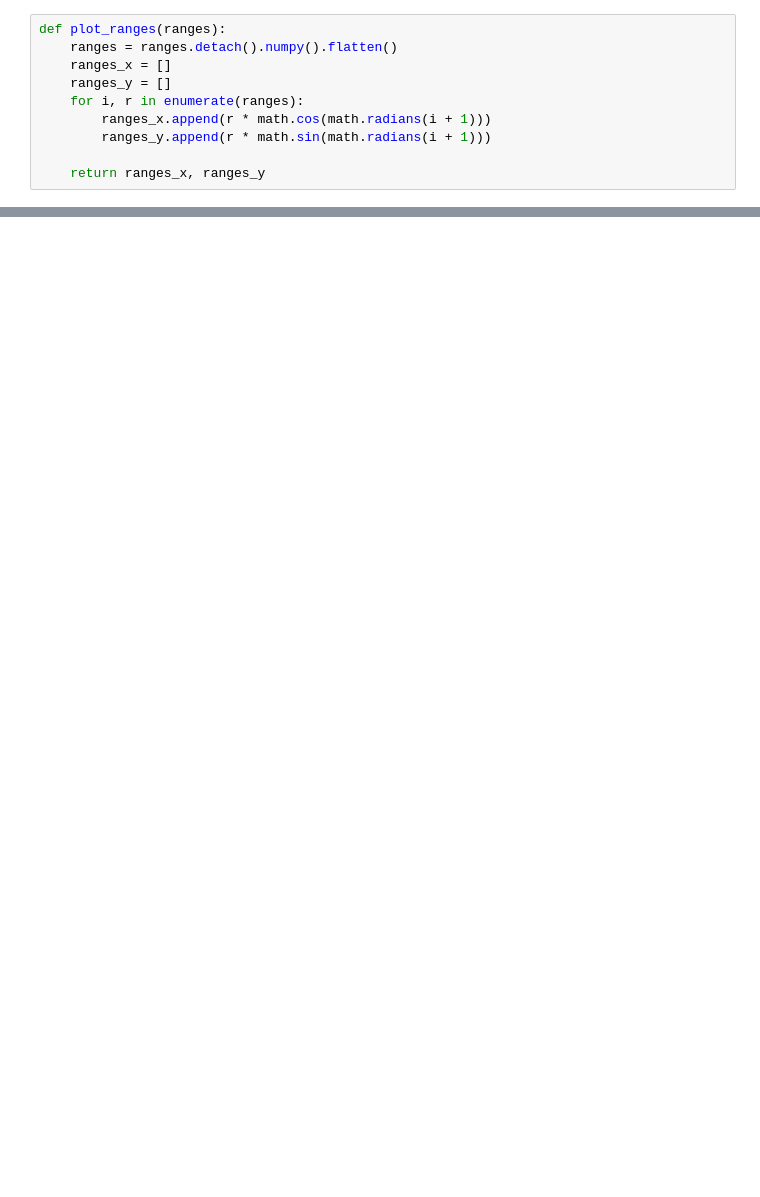
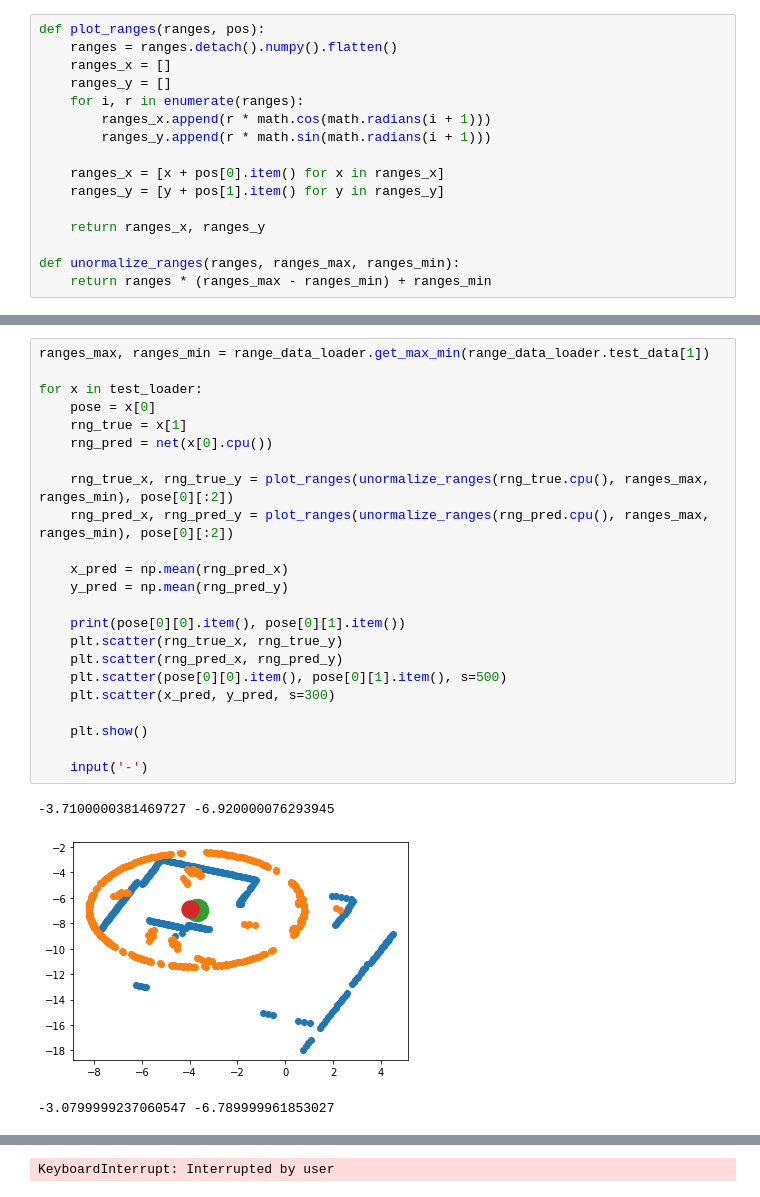
Before and after one commit to SimonWulp/ActiveInferenceRobotics, a Jupyter notebook: src/turtlebot3_gazebo/scripts/decoder_train.ipynb, the cells around one changed output, grey strips where cells are left out. Cells and saved outputs as stored; diff of their text form; blank space fills up the shorter version.

```diff
--- a/src/turtlebot3_gazebo/scripts/decoder_train.ipynb
+++ b/src/turtlebot3_gazebo/scripts/decoder_train.ipynb
@@ -24,7 +61,7 @@ net.load_state_dict(torch.load('trained_conv_nets/rng/warehouse1'))
 Device:  cuda
 <All keys matched successfully>
 # %%
-def plot_ranges(ranges):
+def plot_ranges(ranges, pos):
     ranges = ranges.detach().numpy().flatten()
     ranges_x = []
     ranges_y = []
@@ -32,4 +69,10 @@ def plot_ranges(ranges):
         ranges_x.append(r * math.cos(math.radians(i + 1)))
         ranges_y.append(r * math.sin(math.radians(i + 1)))
 
+    ranges_x = [x + pos[0].item() for x in ranges_x]
+    ranges_y = [y + pos[1].item() for y in ranges_y]
+
     return ranges_x, ranges_y
+
+def unormalize_ranges(ranges, ranges_max, ranges_min):
+    return ranges * (ranges_max - ranges_min) + ranges_min
@@ -91,0 +79,27 @@ Invalid limit will be ignored.
+# %%
+ranges_max, ranges_min = range_data_loader.get_max_min(range_data_loader.test_data[1])
+
+for x in test_loader:
+    pose = x[0]
+    rng_true = x[1]
+    rng_pred = net(x[0].cpu())
+
+    rng_true_x, rng_true_y = plot_ranges(unormalize_ranges(rng_true.cpu(), ranges_max, ranges_min), pose[0][:2])
+    rng_pred_x, rng_pred_y = plot_ranges(unormalize_ranges(rng_pred.cpu(), ranges_max, ranges_min), pose[0][:2])
+
+    x_pred = np.mean(rng_pred_x)
+    y_pred = np.mean(rng_pred_y)
+
+    print(pose[0][0].item(), pose[0][1].item())
+    plt.scatter(rng_true_x, rng_true_y)
+    plt.scatter(rng_pred_x, rng_pred_y)
+    plt.scatter(pose[0][0].item(), pose[0][1].item(), s=500)
+    plt.scatter(x_pred, y_pred, s=300)
+
+    plt.show()
+
+    input('-')
+# %% [output]
+-3.7100000381469727 -6.920000076293945
+[figure, added]
+-3.0799999237060547 -6.789999961853027
@@ -91,0 +107 @@ Invalid limit will be ignored.
+KeyboardInterrupt: Interrupted by user
```
Also changed, not shown: parts of 9 cells of this notebook, 2 other files.
